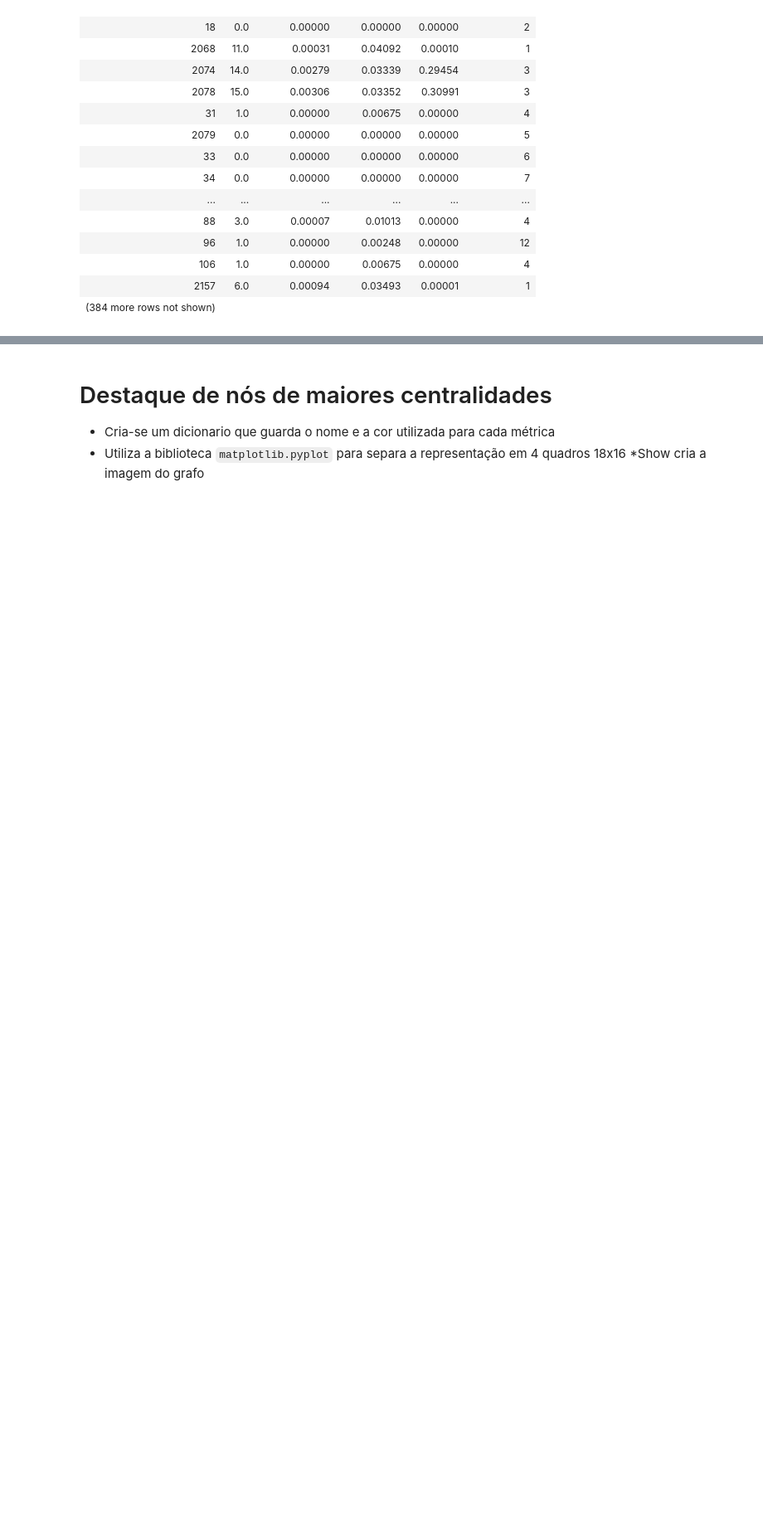
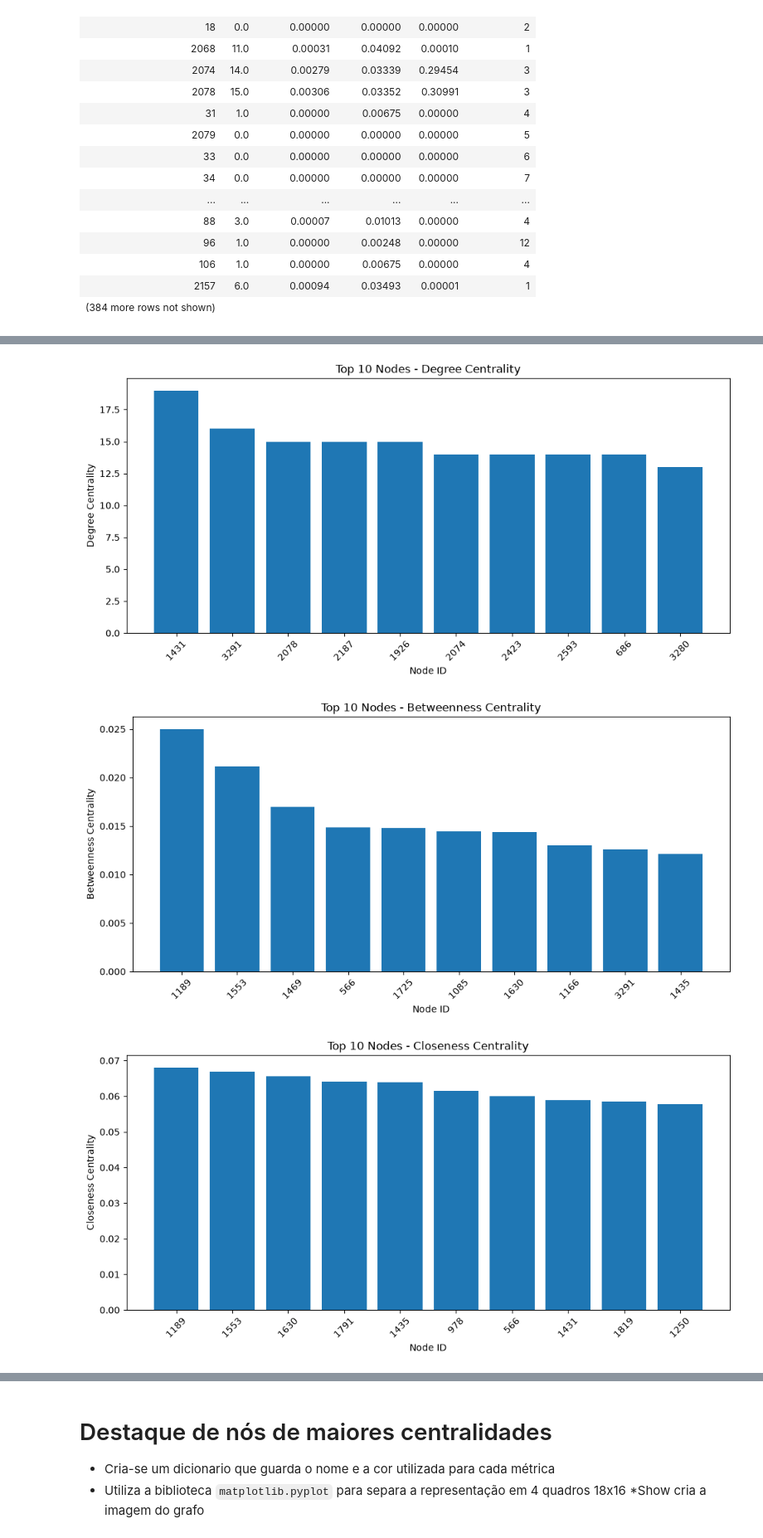
Before and after one commit to arthurvserodio/Analise-de-Grafos---TAG-26.2, a Jupyter notebook: src/FacebookGraph.ipynb, the cells around one changed output, grey strips where cells are left out. Shown at 83% size. Saved outputs shown, nothing was run; the diff lists cells and outputs as text; code cells hidden in the pictures; blank space fills up the shorter version.

Commit message:
feat: verificando os nós de maior importancia

```diff
--- a/src/FacebookGraph.ipynb
+++ b/src/FacebookGraph.ipynb
@@ -178,0 +181,26 @@ show(tabela.round(5),
+# %%
+# 1. Top 10 nodes for each centrality
+import matplotlib.pyplot as plt
+
+metricas = {
+    "grau": "Degree Centrality",
+    "intermediacao": "Betweenness Centrality",
+    "proximidade": "Closeness Centrality",
+    "autovetor": "Eigenvector Centrality"
+}
+
+for coluna, titulo in metricas.items():
+    top10 = tabela.nlargest(10, coluna)
+
+    plt.figure(figsize=(10, 5))
+    plt.bar(top10["no"].astype(str), top10[coluna])
+    plt.title(f"Top 10 Nodes - {titulo}")
+    plt.xlabel("Node ID")
+    plt.ylabel(titulo)
+    plt.xticks(rotation=45)
+    plt.tight_layout()
+    plt.show()
+# %% [output]
+[figure, added]
+[figure, added]
+[figure, added]
```
Also changed, not shown: parts of 9 cells of this notebook.
